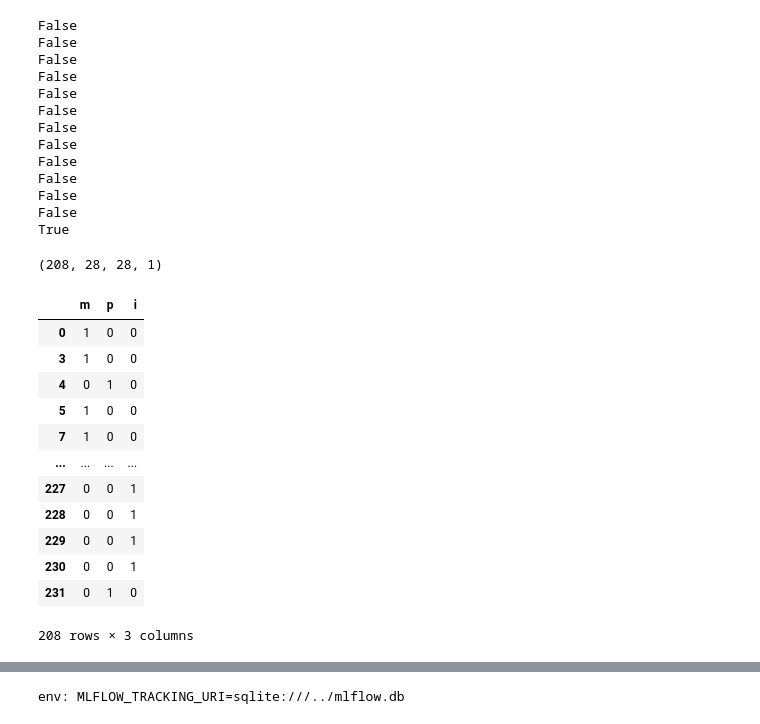
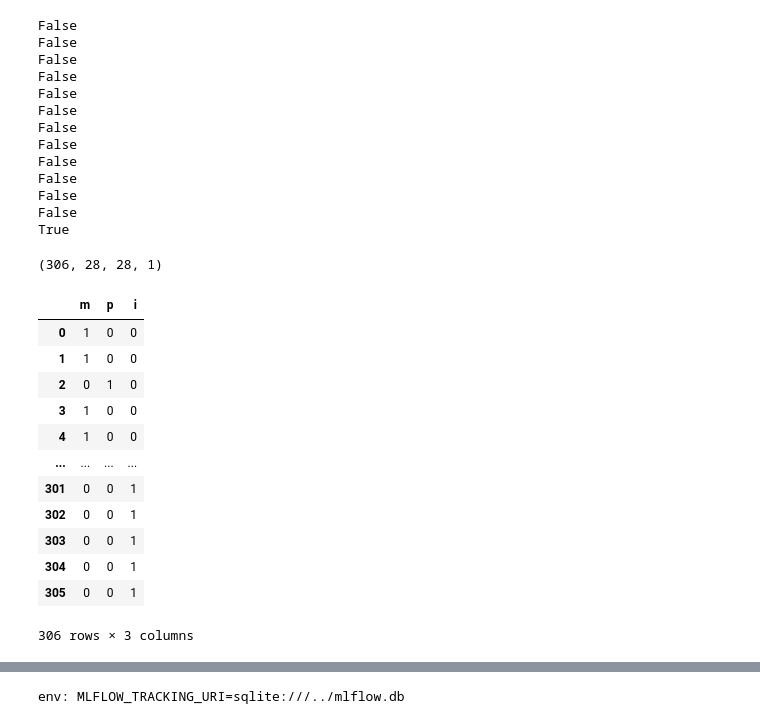
Before and after one commit to korolainenriikka/thesis, a Jupyter notebook: code/experiments/MPIC.ipynb, the cells around one changed output, grey strips where cells are left out. Cells and saved outputs as stored; diff of their text form; code cells hidden in the pictures.

```diff
--- a/code/experiments/MPIC.ipynb
+++ b/code/experiments/MPIC.ipynb
@@ -54,12 +54,19 @@ tooth_labels
 | 231 | p4 |
 232 rows × 1 columns
 # %%
-tooth_labels = pd.read_csv('/home/riikoro/fossil_data/tooth_samples/v3/azure_labels.txt', header=None, names=['tooth'])
-tooth_labels['tooth_type'] = tooth_labels['tooth'].str[0] # extract first character
-del tooth_labels['tooth']
-# set labels where tooth type is unexpected to nont
-tooth_labels.loc[~tooth_labels['tooth_type'].isin(['m', 'p', 'i', 'c', 'M', 'P', 'I', 'C']), 'tooth_type'] = None
-# uppercase all tooth type letters
-tooth_labels['tooth_type'] = tooth_labels['tooth_type'].str.upper()
-tooth_labels
+def clean_azure_labels(data_version, label_filename='azure_labels.txt',names=['tooth']):
+    tooth_labels = pd.read_csv(f'/home/riikoro/fossil_data/tooth_samples/v{data_version}/{label_filename}', header=None, names=names)
+    tooth_labels['tooth_type'] = tooth_labels['tooth'].str[0] # extract first character
+    del tooth_labels['tooth']
+    # set labels where tooth type is unexpected to nont
+    tooth_labels.loc[~tooth_labels['tooth_type'].isin(['m', 'p', 'i', 'M', 'P', 'I']), 'tooth_type'] = None
+    # uppercase all tooth type letters
+    tooth_labels['tooth_type'] = tooth_labels['tooth_type'].str.upper()
+    tooth_labels.dropna(inplace=True)
+    # add column for image index & data version to allow combining datasets
+    tooth_labels['image_i'] = tooth_labels.index
+    tooth_labels['data_v'] = data_version
+    return tooth_labels
+labels_v3 = clean_azure_labels(3)
+labels_v3
 # %% [output]
@@ -96,0 +86,6 @@ tooth_labels
+# %%
+labels_v4 = clean_azure_labels(4)
+labels_v5 = clean_azure_labels(5, 'labels.txt', ['u', 'tooth'])
+tooth_labels = pd.concat([labels_v3, labels_v4, labels_v5], axis=0)
+del tooth_labels['u']
+tooth_labels
@@ -171,38 +181,47 @@ original_images = glob.glob("/home/riikoro/fossil_data/tooth_samples/v3/*.png")
 # %%
 # convert teeth to images of shape 28x28, black and white
 tooth_images = []
-for i, filename in enumerate(original_images):
-    img_index = int(filename.split('/')[-1].split('.')[0])
-    if img_index in tooth_labels.index:
-        image = cv2.imread(filename, cv2.IMREAD_GRAYSCALE)
-        tooth_images.append(preprocess_img(image))
+for glob_i, img_glob in enumerate(img_globs):
+    for filename in img_glob:
+        img_index = int(filename.split('/')[-1].split('.')[0])
+        data_version = versions[glob_i]
+        row_exists = tooth_labels[(tooth_labels['data_v'] == data_version) & (tooth_labels['image_i'] == img_index)]
+
+        if len(row_exists) > 1:
+            print('ERROR')
+        elif len(row_exists) == 1:
+            image = cv2.imread(filename, cv2.IMREAD_GRAYSCALE)
+            tooth_images.append(preprocess_img(image))
+
 
 teeth = np.array(tooth_images)
 teeth = teeth.reshape(teeth.shape[0], teeth.shape[1], teeth.shape[2], 1) # add rgb dimension, required by model
 teeth.shape
 # %% [output]
-(208, 28, 28, 1)
+(306, 28, 28, 1)
 # %%
 # convert labels dataframe to have m p i vector instead of letter
 labels = pd.DataFrame()
 labels['m'] = (tooth_labels['tooth_type'] == 'M').astype('int')
 labels['p'] = (tooth_labels['tooth_type'] == 'P').astype('int')
 labels['i'] = (tooth_labels['tooth_type'] == 'I').astype('int')
+labels = labels.reset_index()
+del labels['index']
 labels
 # %% [output]
 |  | m | p | i |
 | 0 | 1 | 0 | 0 |
+| 1 | 1 | 0 | 0 |
+| 2 | 0 | 1 | 0 |
 | 3 | 1 | 0 | 0 |
-| 4 | 0 | 1 | 0 |
-| 5 | 1 | 0 | 0 |
-| 7 | 1 | 0 | 0 |
+| 4 | 1 | 0 | 0 |
 | ... | ... | ... | ... |
-| 227 | 0 | 0 | 1 |
-| 228 | 0 | 0 | 1 |
-| 229 | 0 | 0 | 1 |
-| 230 | 0 | 0 | 1 |
-| 231 | 0 | 1 | 0 |
+| 301 | 0 | 0 | 1 |
+| 302 | 0 | 0 | 1 |
+| 303 | 0 | 0 | 1 |
+| 304 | 0 | 0 | 1 |
+| 305 | 0 | 0 | 1 |
-208 rows × 3 columns
+306 rows × 3 columns
 # %%
 
 X_train, X_val, Y_train, Y_val = train_test_split(teeth, labels, test_size = 0.1, random_state=2)
```
Also changed, not shown: parts of 15 cells of this notebook, 4 other files.
